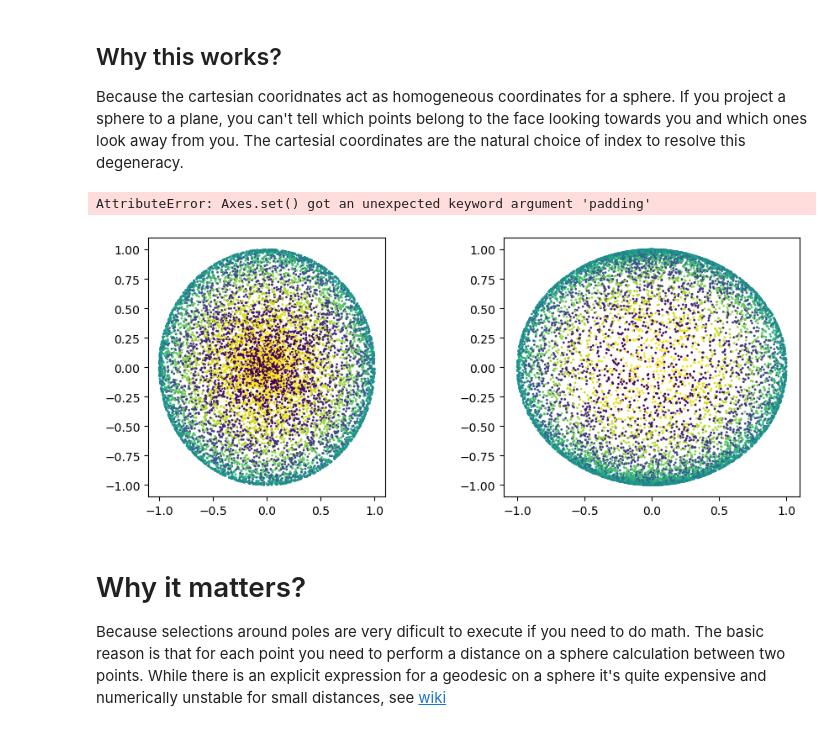
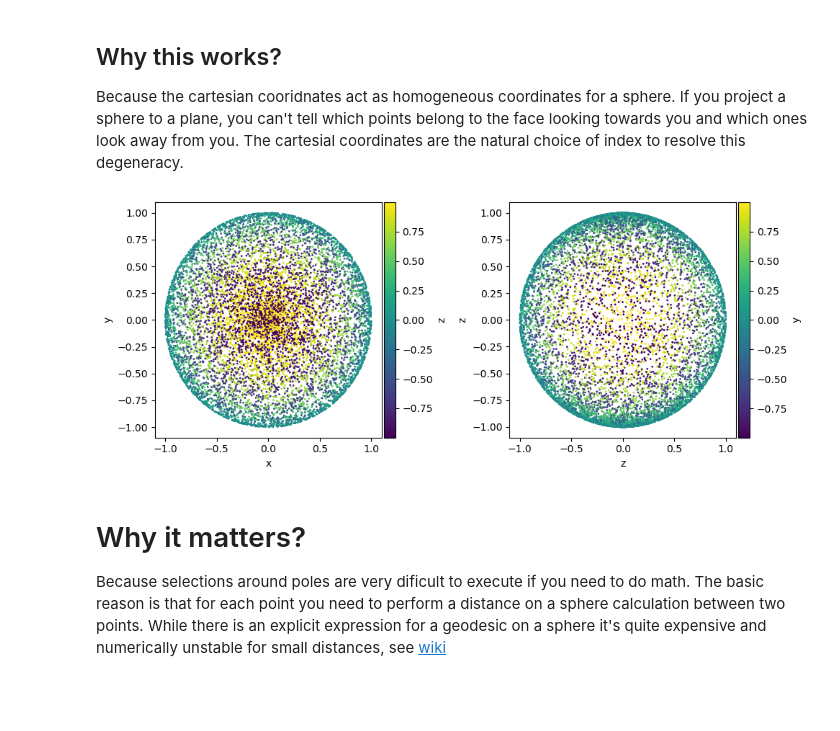
Before and after one commit to DinoBektesevic/region_search_example, a Jupyter notebook: Region_search_example.ipynb, the cells around one changed output. Cells and saved outputs as stored; diff of their text form; code cells hidden in the pictures; blank space fills up the shorter version.

```diff
--- a/Region_search_example.ipynb
+++ b/Region_search_example.ipynb
@@ -81,28 +81,27 @@ Because the cartesian cooridnates act as homogeneous coordinates for a sphere. I
 # %%
 all_cart = GeometricCoords.all()
 
 fig, axes = plt.subplots(1, 2, figsize=(10, 4))
 
 s1 = axes[0].scatter(all_cart[:, 0], all_cart[:, 1], s=1, c=all_cart[:, 2])
 s2 = axes[1].scatter(all_cart[:, 0], all_cart[:, 2], s=1, c=all_cart[:, 1])
 
 divider = make_axes_locatable(axes[0])
-cax = divider.append_axes("right", size="5%")
+cax = divider.append_axes("right", size="5%", pad="1%")
 fig.colorbar(s1, cax=cax, label="z")
 
 divider = make_axes_locatable(axes[1])
-cax = divider.append_axes("right", size="5%")
+cax = divider.append_axes("right", size="5%", pad="1%")
 fig.colorbar(s2, cax=cax, label="y")
 
 axes[0].set_ylabel("y")
 axes[0].set_xlabel("x")
 axes[1].set_ylabel("z")
 axes[1].set_xlabel("x")
-axes[1].set_xlabel("ra")
+axes[1].set_xlabel("z")
 plt.tight_layout()
 # %% [output]
-AttributeError: Axes.set() got an unexpected keyword argument 'padding'
-[figure, old version]
+[figure, new version]
 # %% [markdown]
 # Why it matters?
 
```
